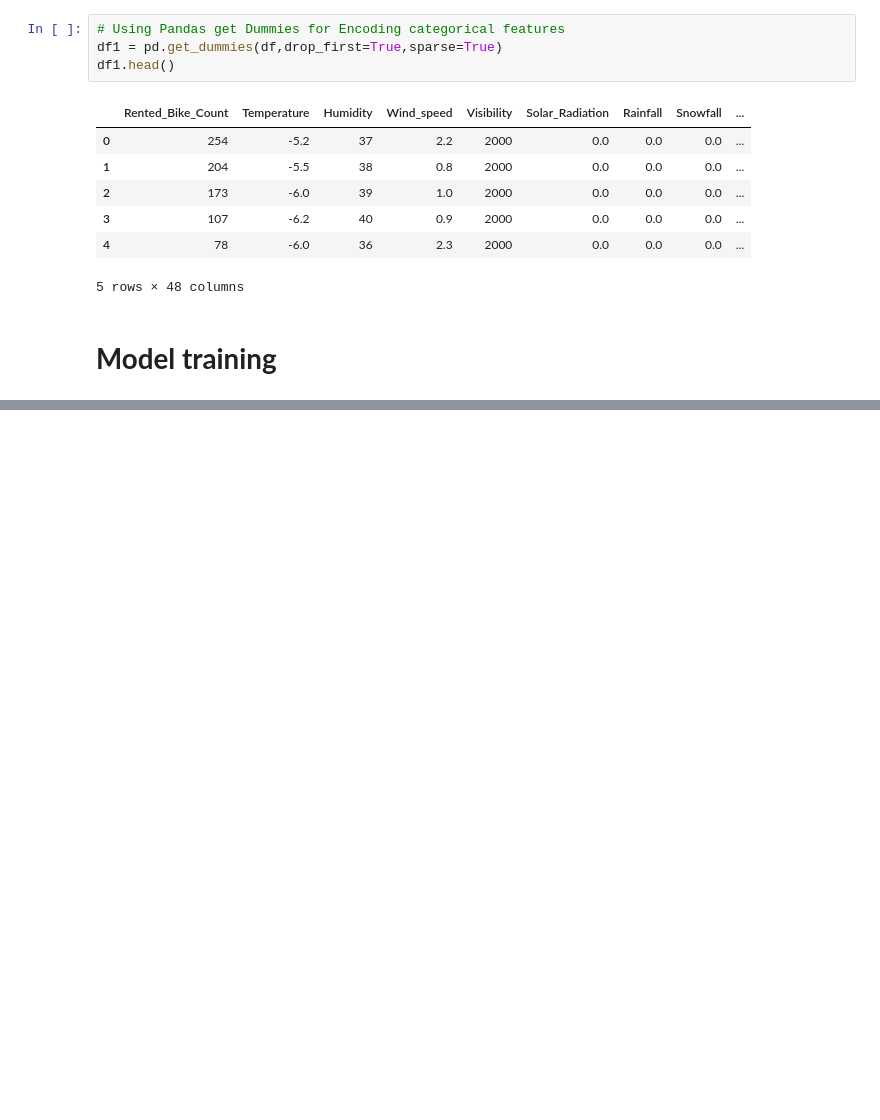
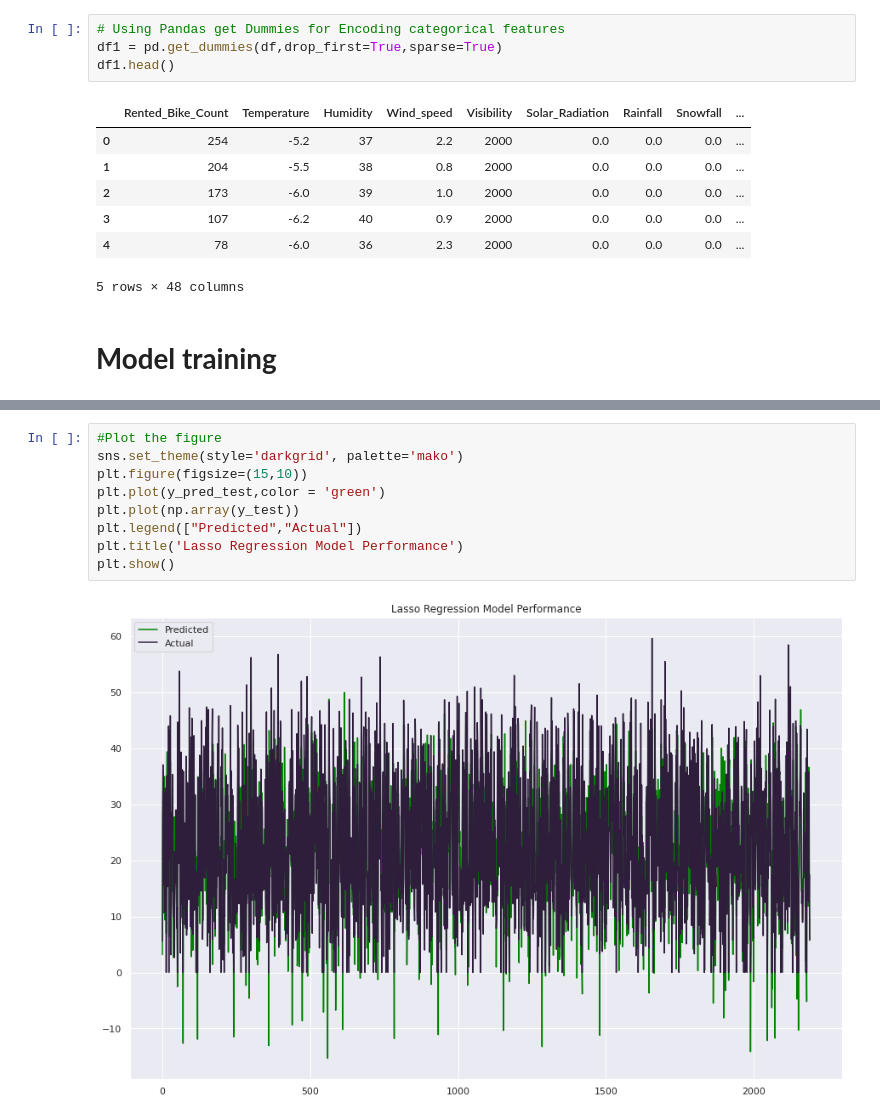
Before and after one commit to anildatascientist/Seoul-Bike-Sharing-Demand-Prediction, a Jupyter notebook: Bike_Sharing_Demand_Prediction_1_Capstone_Project.ipynb, the cells around one changed output, grey strips where cells are left out. Cells and saved outputs as stored; diff of their text form; blank space fills up the shorter version.

```diff
--- a/Bike_Sharing_Demand_Prediction_1_Capstone_Project.ipynb
+++ b/Bike_Sharing_Demand_Prediction_1_Capstone_Project.ipynb
@@ -534,0 +778,11 @@ df1.head()
+# %%
+#Plot the figure
+sns.set_theme(style='darkgrid', palette='mako')
+plt.figure(figsize=(15,10))
+plt.plot(y_pred_test,color = 'green')
+plt.plot(np.array(y_test))
+plt.legend(["Predicted","Actual"])
+plt.title('Lasso Regression Model Performance')
+plt.show()
+# %% [output]
+[figure, added]
```
Also changed, not shown: parts of 60 cells of this notebook.
